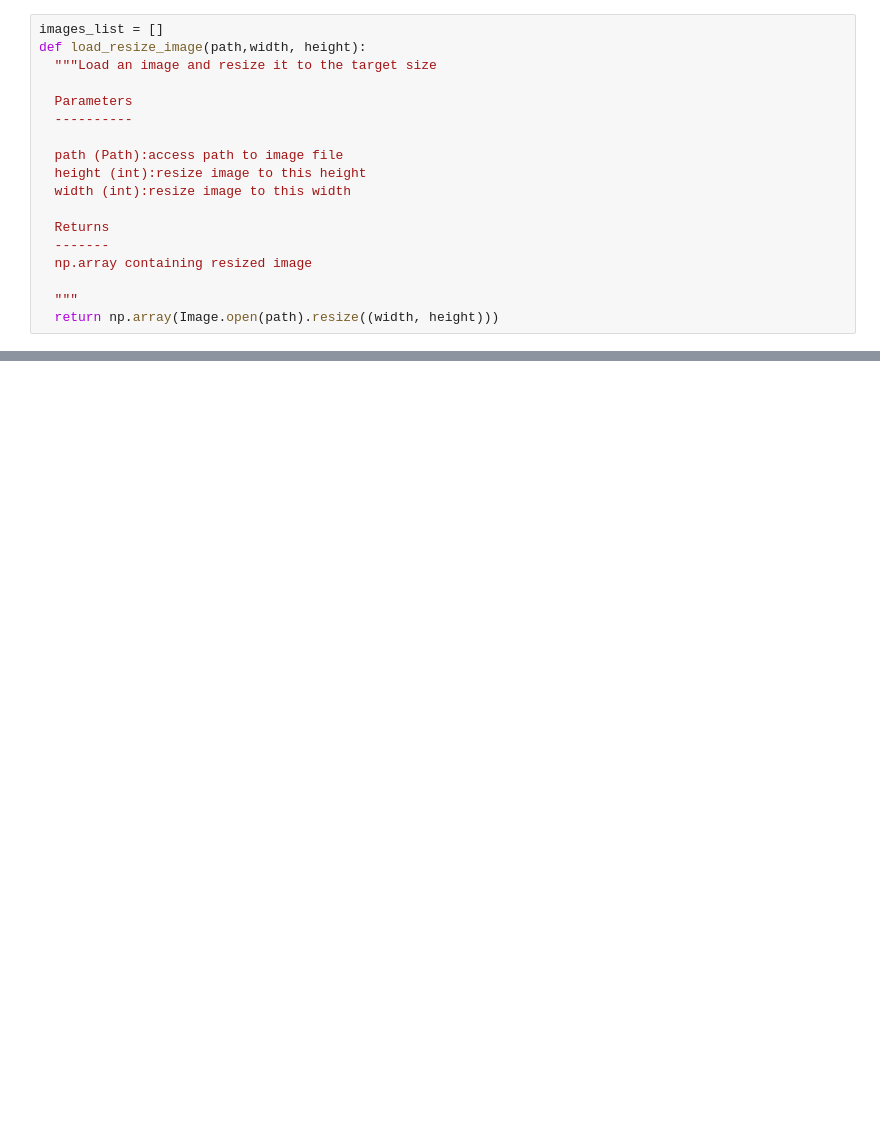
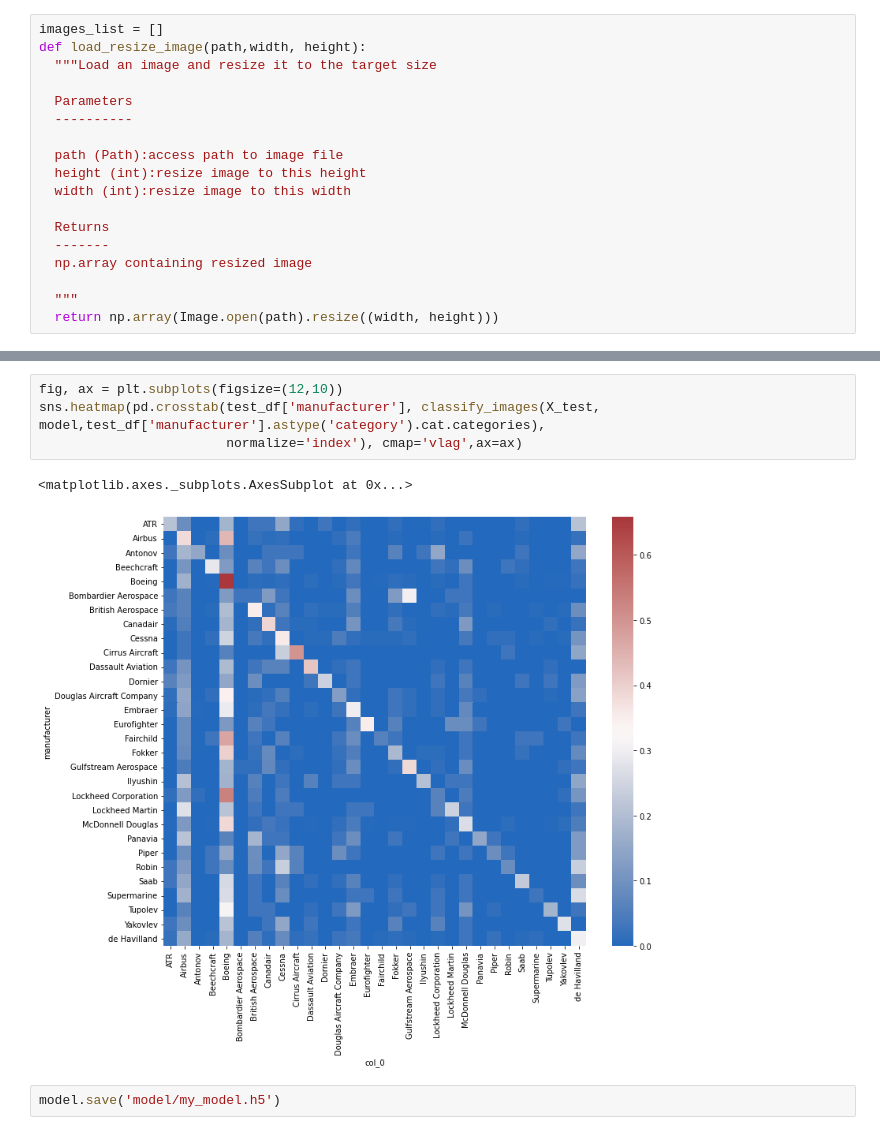
Before and after one commit to amsewr/planeclassification, a Jupyter notebook: notebooks/train_classification_model.ipynb, the cells around one changed output, grey strips where cells are left out. Saved outputs shown, nothing was run; the diff lists cells and outputs as text; blank space fills up the shorter version.

```diff
--- a/notebooks/train_classification_model.ipynb
+++ b/notebooks/train_classification_model.ipynb
@@ -347,0 +564,9 @@ model.compile(loss='categorical_crossentropy', optimizer='adam', metrics=['accur
+# %%
+fig, ax = plt.subplots(figsize=(12,10))
+sns.heatmap(pd.crosstab(test_df['manufacturer'], classify_images(X_test, model,test_df['manufacturer'].astype('category').cat.categories),
+                        normalize='index'), cmap='vlag',ax=ax)
+# %% [output]
+<matplotlib.axes._subplots.AxesSubplot at 0x...>
+[figure, added]
+# %%
+model.save('model/my_model.h5')
```
Also changed, not shown: parts of 48 cells of this notebook.
